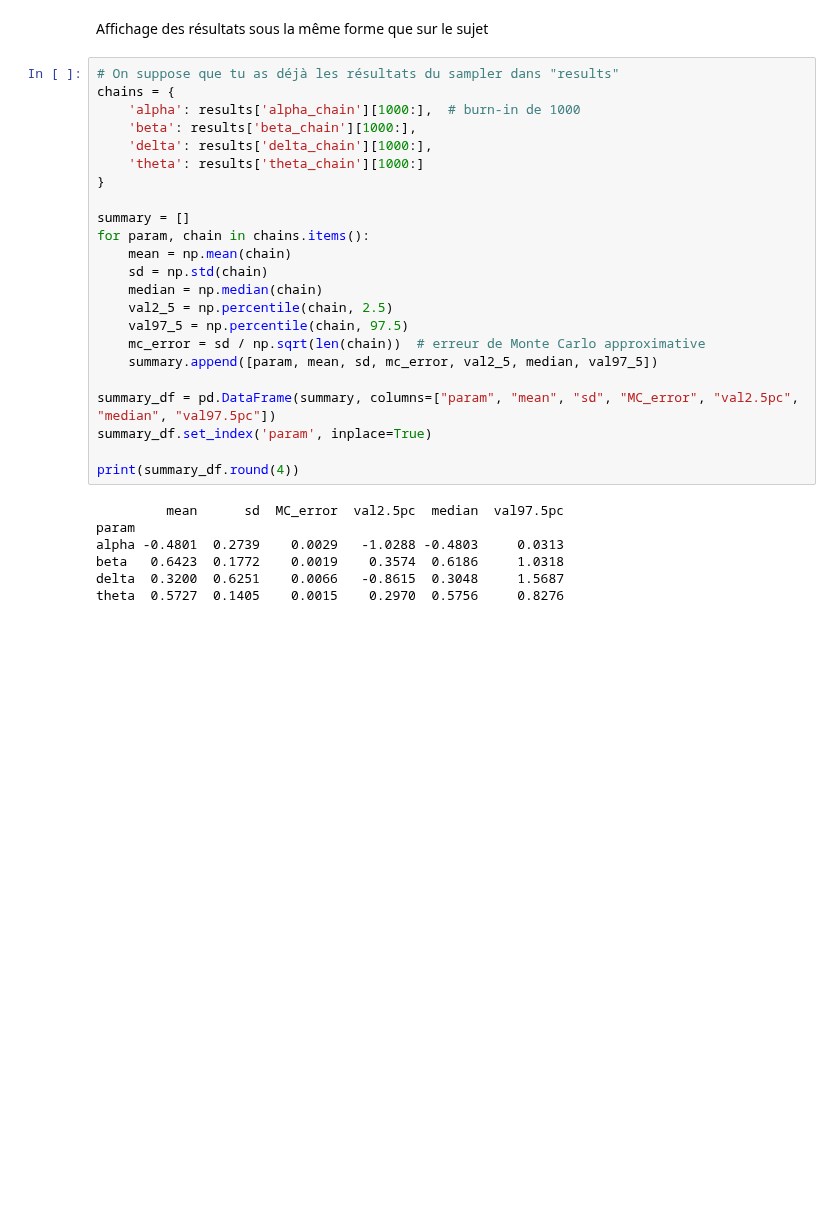
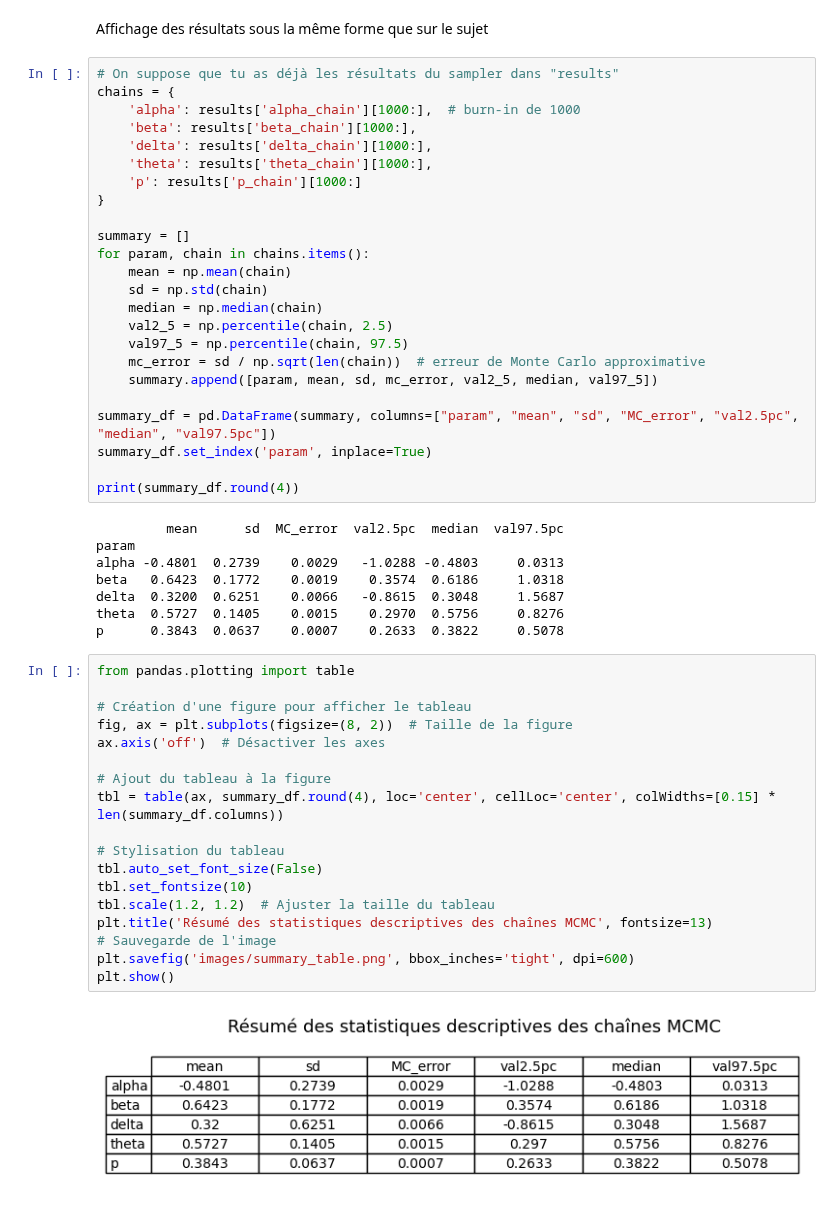
Before and after one commit to noesauze/Bayes_heart_mixture_model, a Jupyter notebook: projetBAYES_heart.ipynb, the cells around one changed output. Saved outputs shown, nothing was run; the diff lists cells and outputs as text; blank space fills up the shorter version.

Commit message:
image pour le tableau récapitulatif

```diff
--- a/projetBAYES_heart.ipynb
+++ b/projetBAYES_heart.ipynb
@@ -228,7 +228,8 @@ chains = {
     'alpha': results['alpha_chain'][1000:],  # burn-in de 1000
     'beta': results['beta_chain'][1000:],
     'delta': results['delta_chain'][1000:],
-    'theta': results['theta_chain'][1000:]
+    'theta': results['theta_chain'][1000:],
+    'p': results['p_chain'][1000:]
 }
 
 summary = []
@@ -252,3 +253,24 @@ alpha -0.4801  0.2739    0.0029   -1.0288 -0.4803     0.0313
 beta   0.6423  0.1772    0.0019    0.3574  0.6186     1.0318
 delta  0.3200  0.6251    0.0066   -0.8615  0.3048     1.5687
 theta  0.5727  0.1405    0.0015    0.2970  0.5756     0.8276
+p      0.3843  0.0637    0.0007    0.2633  0.3822     0.5078
+# %%
+from pandas.plotting import table
+
+# Création d'une figure pour afficher le tableau
+fig, ax = plt.subplots(figsize=(8, 2))  # Taille de la figure
+ax.axis('off')  # Désactiver les axes
+
+# Ajout du tableau à la figure
+tbl = table(ax, summary_df.round(4), loc='center', cellLoc='center', colWidths=[0.15] * len(summary_df.columns))
+
+# Stylisation du tableau
+tbl.auto_set_font_size(False)
+tbl.set_fontsize(10)
+tbl.scale(1.2, 1.2)  # Ajuster la taille du tableau
+plt.title('Résumé des statistiques descriptives des chaînes MCMC', fontsize=13)
+# Sauvegarde de l'image
+plt.savefig('images/summary_table.png', bbox_inches='tight', dpi=600)
+plt.show()
+# %% [output]
+[figure, added]
```
Also changed, not shown: parts of 1 cell of this notebook, 3 other files.
